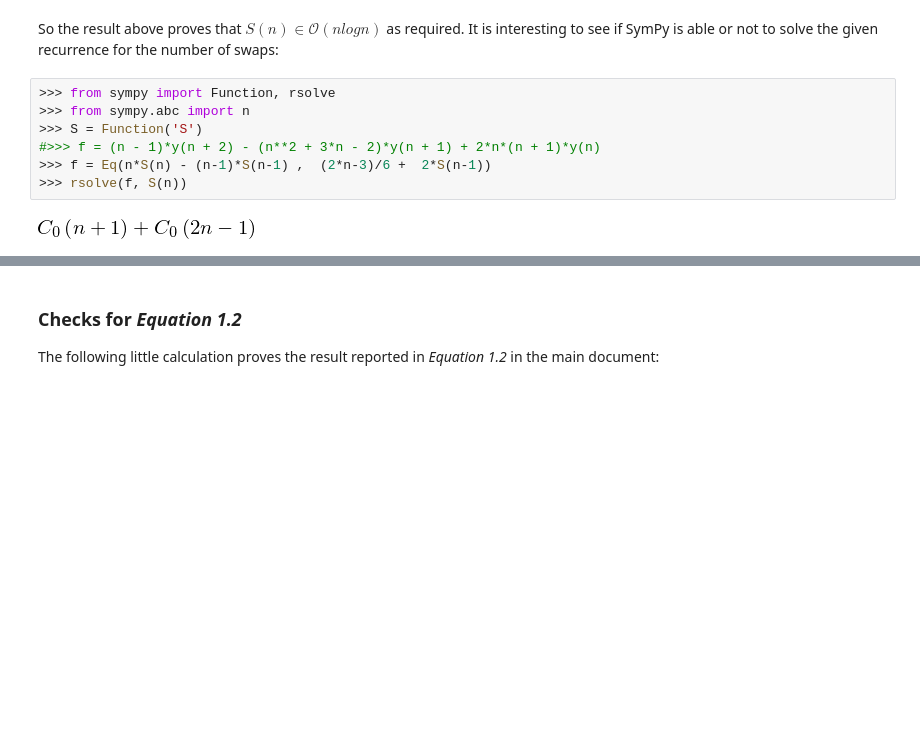
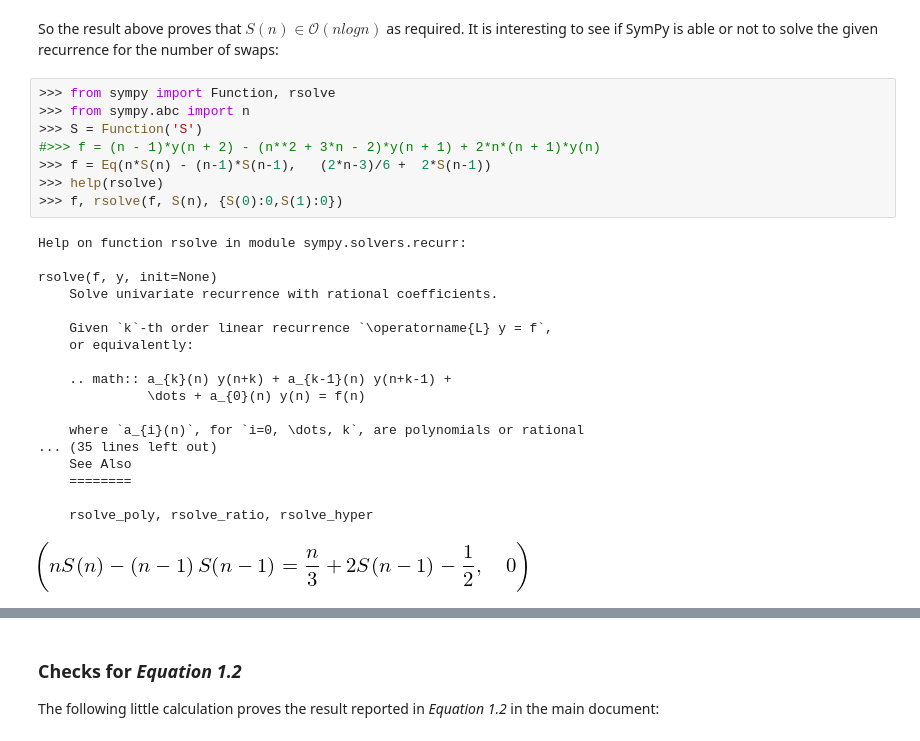
Before and after one commit to massimo-nocentini/pacc, a Jupyter notebook: sympy-notebook/Analysis of Algorithms.ipynb, the cells around one changed output, grey strips where cells are left out. Cells and saved outputs as stored; diff of their text form; blank space fills up the shorter version.

```diff
--- a/sympy-notebook/Analysis of Algorithms.ipynb
+++ b/sympy-notebook/Analysis of Algorithms.ipynb
@@ -64,9 +64,27 @@ So the result above proves that $S(n) \in \mathcal{O}(n logn)$ as required. It i
 # %%
 >>> from sympy import Function, rsolve
 >>> from sympy.abc import n
 >>> S = Function('S')
 #>>> f = (n - 1)*y(n + 2) - (n**2 + 3*n - 2)*y(n + 1) + 2*n*(n + 1)*y(n)
->>> f = Eq(n*S(n) - (n-1)*S(n-1) ,  (2*n-3)/6 +  2*S(n-1))
->>> rsolve(f, S(n))
+>>> f = Eq(n*S(n) - (n-1)*S(n-1),   (2*n-3)/6 +  2*S(n-1))
+>>> help(rsolve)
+>>> f, rsolve(f, S(n), {S(0):0,S(1):0})
 # %% [output]
+Help on function rsolve in module sympy.solvers.recurr:
+
+rsolve(f, y, init=None)
+    Solve univariate recurrence with rational coefficients.
+
+    Given `k`-th order linear recurrence `\operatorname{L} y = f`,
+    or equivalently:
+
+    .. math:: a_{k}(n) y(n+k) + a_{k-1}(n) y(n+k-1) +
+              \dots + a_{0}(n) y(n) = f(n)
+
+    where `a_{i}(n)`, for `i=0, \dots, k`, are polynomials or rational
+... (35 lines left out)
+    See Also
+    ========
+
+    rsolve_poly, rsolve_ratio, rsolve_hyper
-[figure, old version]
+[figure, new version]
```
Also changed, not shown: parts of 24 cells of this notebook.
